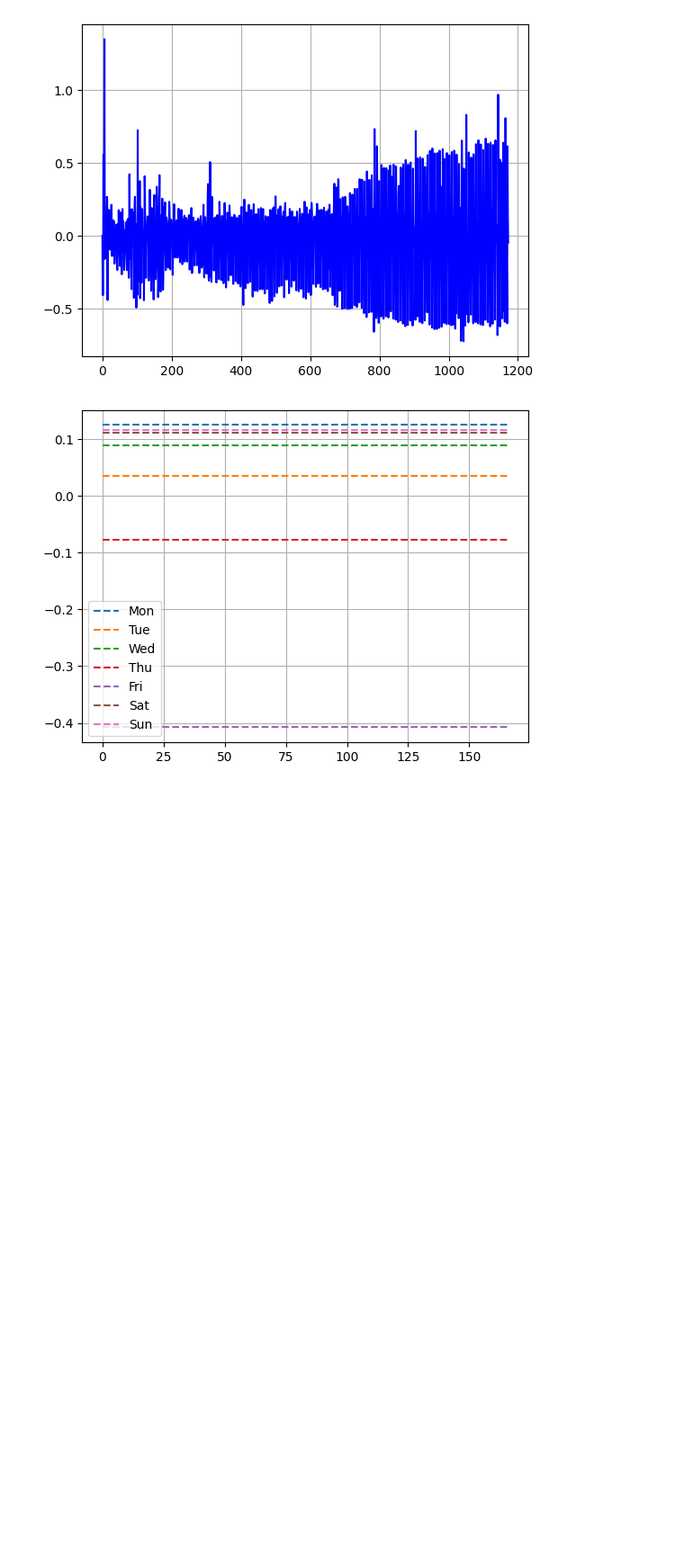
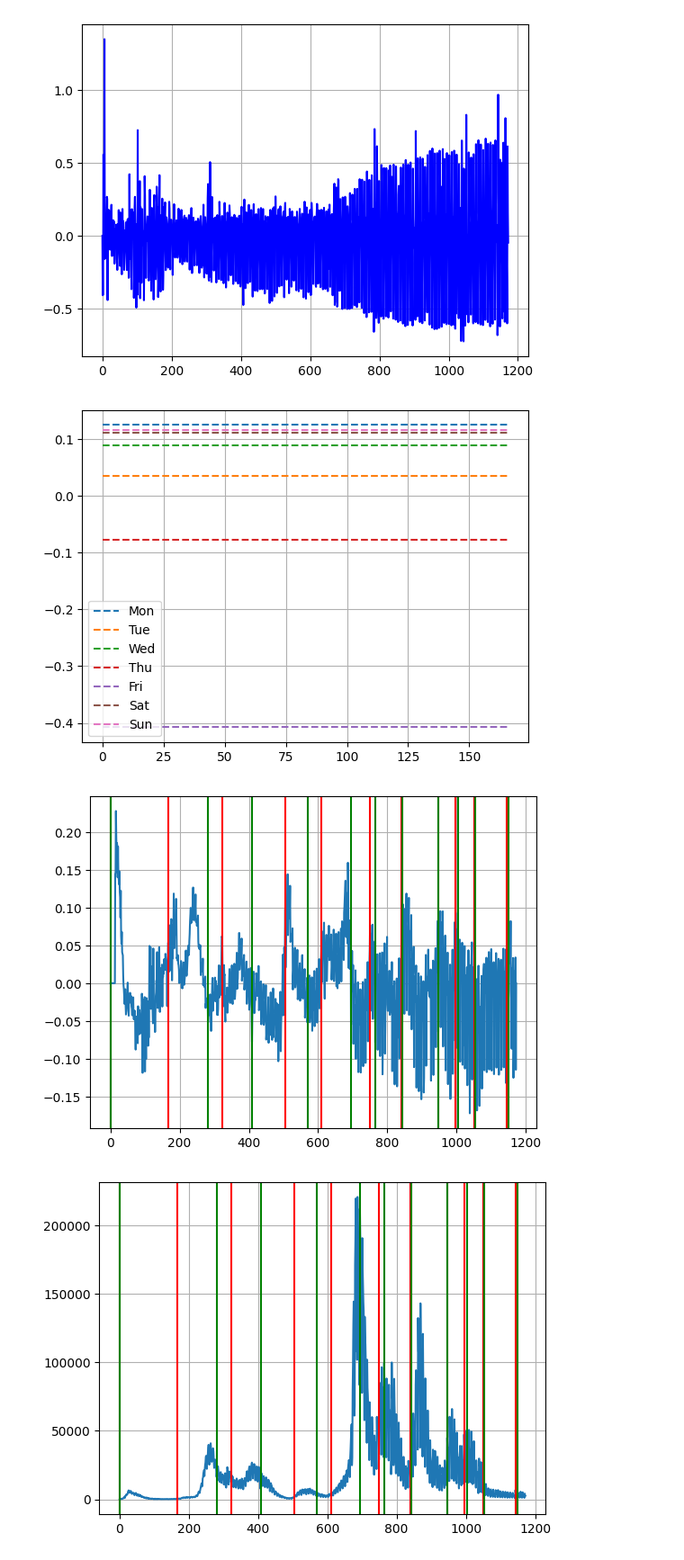
Before and after one commit to Adrianominora/Wave, a Jupyter notebook: script/Loglet.ipynb, the cells around one changed output. Shown: that part at 90% size. Saved outputs shown, nothing was run; the diff lists cells and outputs as text; code cells hidden in the pictures; blank space fills up the shorter version.

```diff
--- a/script/Loglet.ipynb
+++ b/script/Loglet.ipynb
@@ -199,3 +199,53 @@ np.save('../data/dayly_errors.npy', mean_err)
 [figure]
 [figure]
 [figure]
+# %%
+from lmfit import Model, Parameters
+import numpy as np
+import matplotlib.pyplot as plt
+import matplotlib as mpl
+import pandas as pd
+import Forecast as fc
+
+# Import data
+national_data=pd.read_csv('..\data\dati-andamento-nazionale\dpc-covid19-ita-andamento-nazionale.csv')
+new_pos=national_data['nuovi_positivi'].values
+tt=np.arange(0,new_pos.shape[0])
+
+rt = np.zeros(new_pos.shape)
+
+for t in range(14,tt[-1]):
+    rt[t] = fc.compute_rt(new_pos[0:t],window_size=14)
+
+t_start = [0]
+t_end = [0]
+t=0
+ended = True
+started = False
+while t<tt[-1]:
+    if rt[t]>0.05 and ended:
+        t_start.append(t)
+        ended = False
+        started = True
+    if rt[t]<-0.05 and started and t>t_start[-1]+20:
+        t_end.append(t)
+        ended = True
+        started = False
+    t+=1
+
+plt.figure()
+plt.plot(rt)
+for i in range(len(t_start)):
+    plt.axvline(t_start[i], color='r')
+    plt.axvline(t_end[i], color='g')
+plt.grid(True)
+
+plt.figure()
+plt.plot(new_pos)
+for i in range(len(t_start)):
+    plt.axvline(t_start[i], color='r')
+    plt.axvline(t_end[i], color='g')
+plt.grid(True)
+# %% [output]
+[figure, added]
+[figure, added]
```
Also changed, not shown: parts of 1 cell of this notebook, 2 other files.
